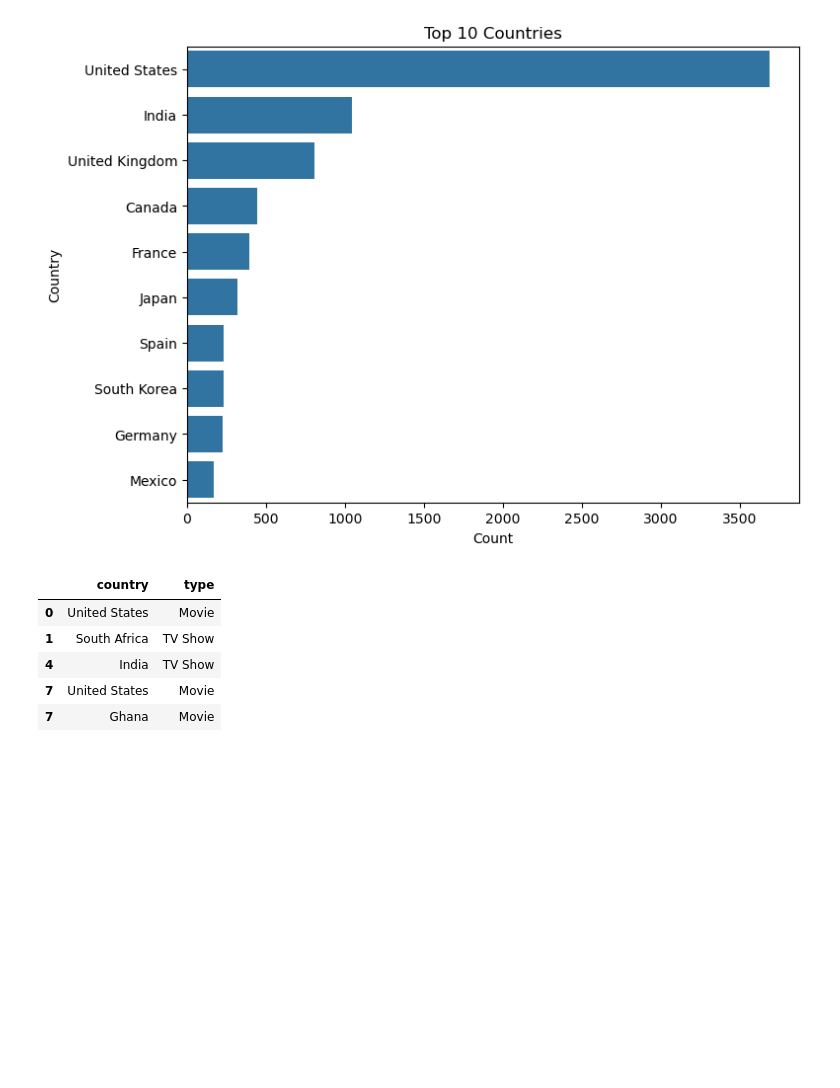
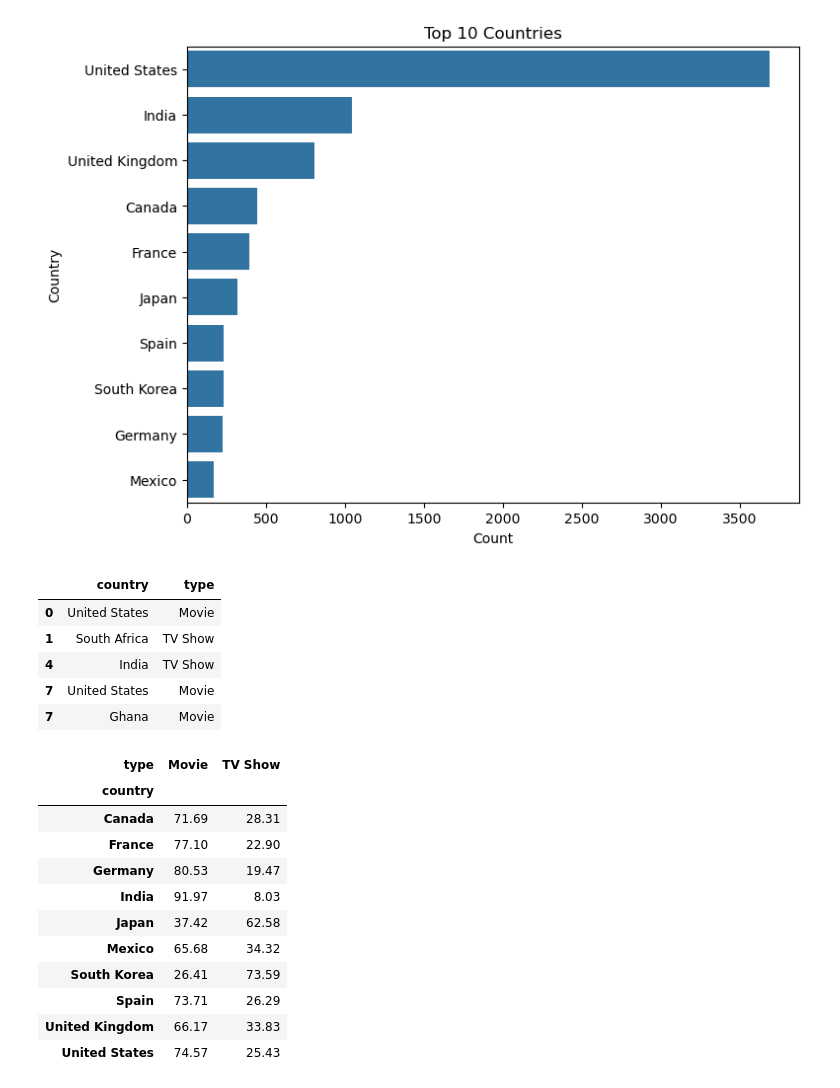
Before and after one commit to prathikraju/Netflix_case_study, a Jupyter notebook: Netflix_case_study.ipynb, the cells around one changed output. Saved outputs shown, nothing was run; the diff lists cells and outputs as text; code cells hidden in the pictures; blank space fills up the shorter version.

```diff
--- a/Netflix_case_study.ipynb
+++ b/Netflix_case_study.ipynb
@@ -392,4 +392,18 @@ country_type.head()
 top10 = ['United States', 'India', 'United Kingdom', 'Canada', 'France',
          'Japan', 'Spain', 'South Korea', 'Germany', 'Mexico']
 # %%
-pd.crosstab(country_type['country'], country_type['type'], normalize)
+filtered = country_type[country_type['country'].isin(top10)]
+round(pd.crosstab(filtered['country'], filtered['type'], normalize='index') * 100, 2)
+# %% [output]
+| type | Movie | TV Show |
+| country |  |  |
+| Canada | 71.69 | 28.31 |
+| France | 77.10 | 22.90 |
+| Germany | 80.53 | 19.47 |
+| India | 91.97 | 8.03 |
+| Japan | 37.42 | 62.58 |
+| Mexico | 65.68 | 34.32 |
+| South Korea | 26.41 | 73.59 |
+| Spain | 73.71 | 26.29 |
+| United Kingdom | 66.17 | 33.83 |
+| United States | 74.57 | 25.43 |
```
